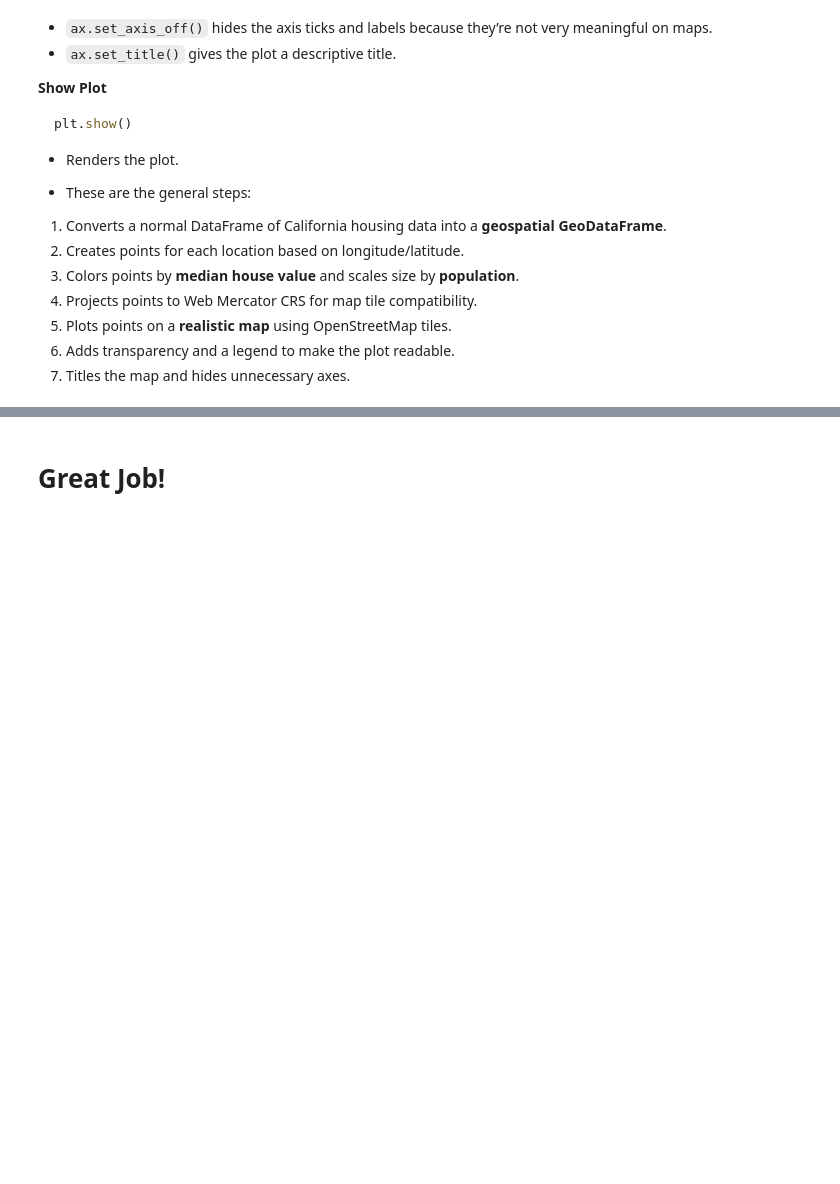
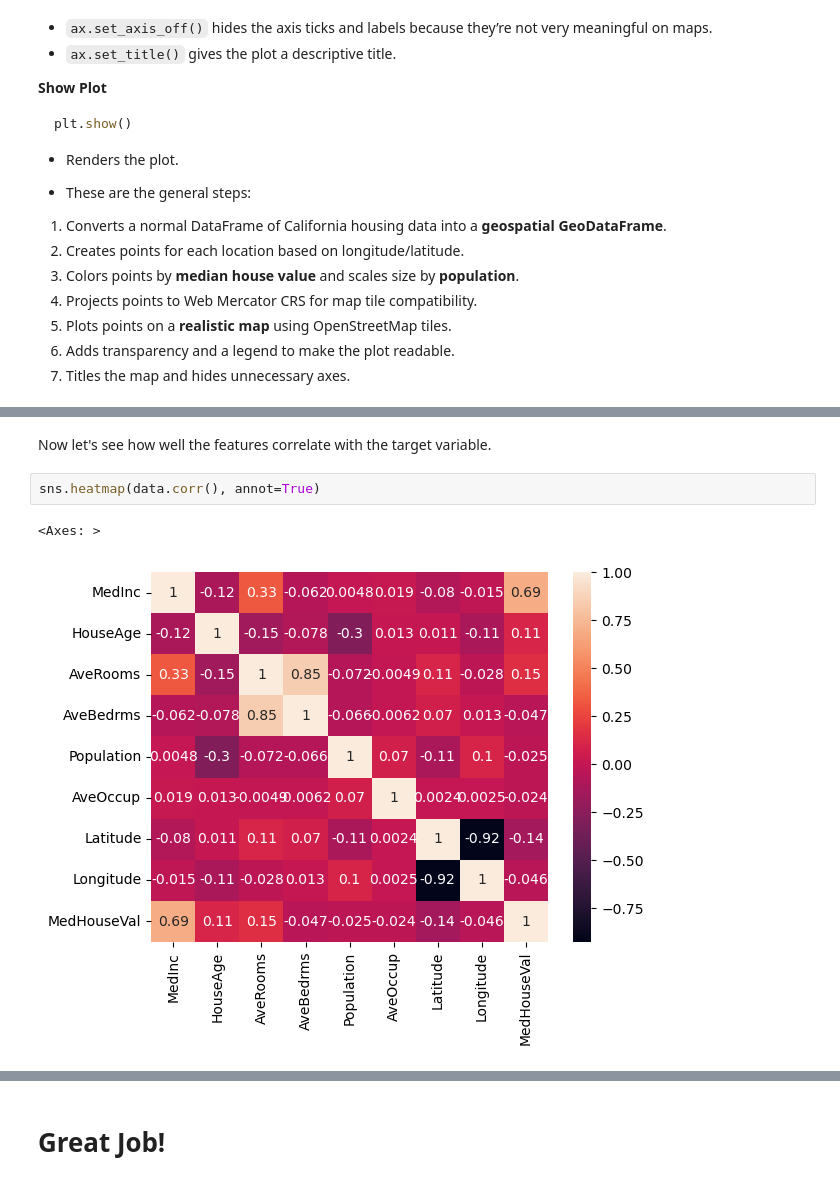
Before and after one commit to RishatTalukder/Machine-Learning-Zero-to-Hero, a Jupyter notebook: 12_Random_Forest/28_Project_on_Random_Forest_and_Decison_Tree.ipynb, the cells around one changed output, grey strips where cells are left out. Saved outputs shown, nothing was run; the diff lists cells and outputs as text; blank space fills up the shorter version.

```diff
--- a/12_Random_Forest/28_Project_on_Random_Forest_and_Decison_Tree.ipynb
+++ b/12_Random_Forest/28_Project_on_Random_Forest_and_Decison_Tree.ipynb
@@ -460,0 +331,7 @@ print(confusion_matrix(y_test,predictions))
+# %% [markdown]
+Now let's see how well the features correlate with the target variable.
+# %%
+sns.heatmap(data.corr(), annot=True)
+# %% [output]
+<Axes: >
+[figure, added]
```
Also changed, not shown: parts of 64 cells of this notebook.
